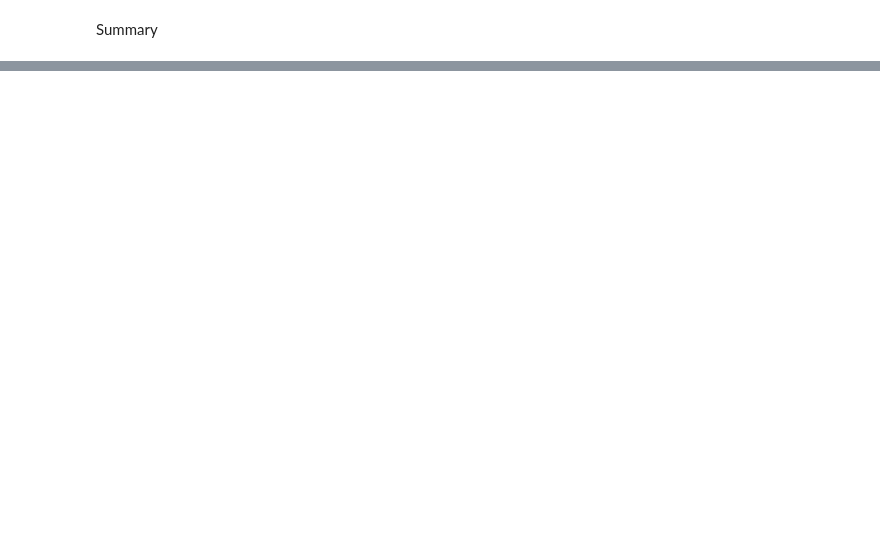
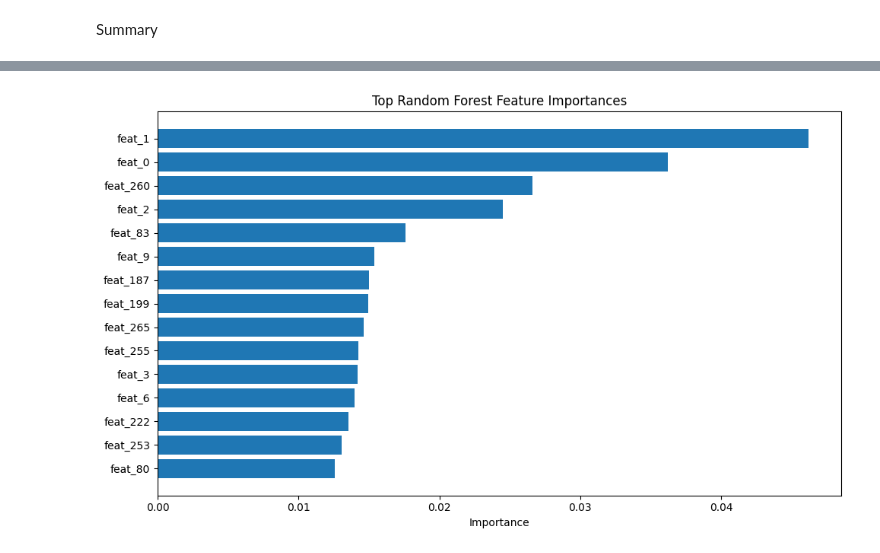
Before and after one commit to kishlaykumar1995/oncology-reliability-test, a Jupyter notebook: ReliabilityModeling.ipynb, the cells around one changed output, grey strips where cells are left out. Cells and saved outputs as stored; diff of their text form; code cells hidden in the pictures; blank space fills up the shorter version.

```diff
--- a/ReliabilityModeling.ipynb
+++ b/ReliabilityModeling.ipynb
@@ -346,0 +643,7 @@ GradBoost + SVD (k=5)         : nan ± nan
+# %%
+rf_importance = pd.DataFrame({
+    "feature": feature_names,
+    "importance": rf_full.feature_importances_
+}).sort_values("importance", ascending=False)
+
+rf_importance.head(15)
@@ -346,0 +667,13 @@ GradBoost + SVD (k=5)         : nan ± nan
+# %%
+top_n = 15
+top_rf = rf_importance.head(top_n)
+
+plt.figure(figsize=(10, 6))
+plt.barh(top_rf["feature"], top_rf["importance"])
+plt.title("Top Random Forest Feature Importances")
+plt.xlabel("Importance")
+plt.gca().invert_yaxis()
+plt.tight_layout()
+plt.show()
+# %% [output]
+[figure, added]
```
Also changed, not shown: parts of 27 cells of this notebook, 4 other files.
